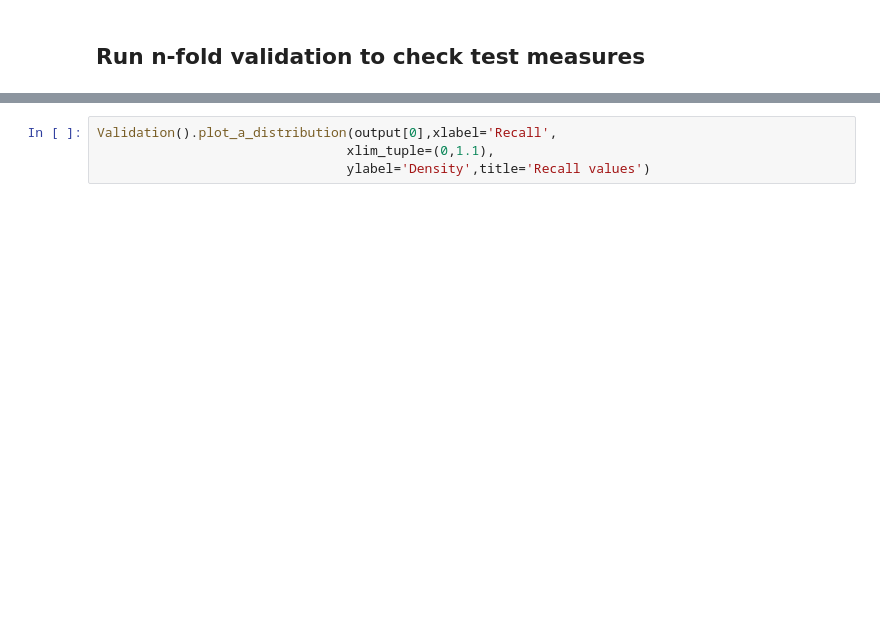
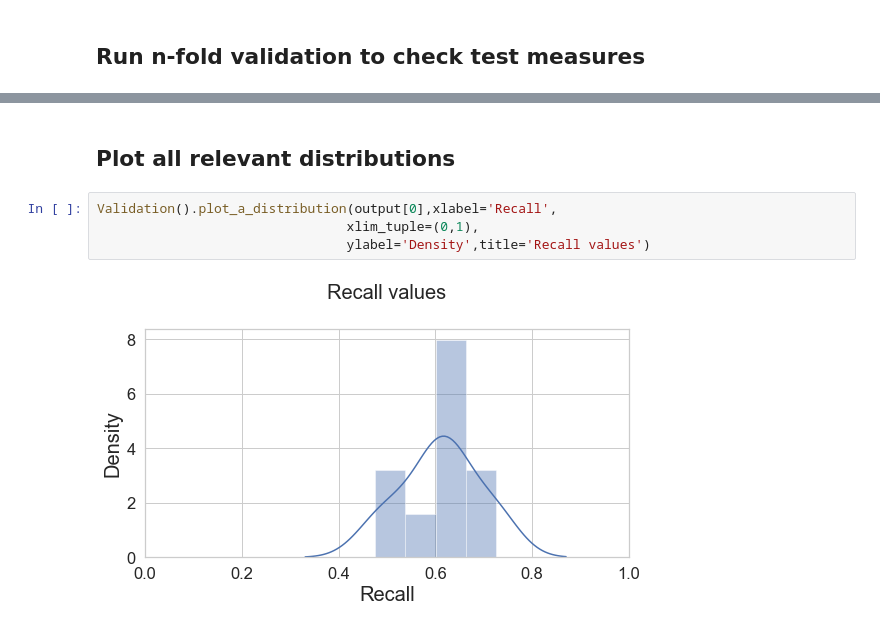
Before and after one commit to saijananiganesan/LDAPathwayPrediction, a Jupyter notebook: src/pyext/Play.ipynb, the cells around one changed output, grey strips where cells are left out. Drawn from its saved outputs; the diff is of its cells as text; blank space fills up the shorter version.

```diff
--- a/src/pyext/Play.ipynb
+++ b/src/pyext/Play.ipynb
@@ -69,4 +98,8 @@ specificity mean: 0.8947529229853055 and median 0.8995067391884839
+# %% [markdown]
+## Plot all relevant distributions
 # %%
 Validation().plot_a_distribution(output[0],xlabel='Recall',
-                                xlim_tuple=(0,1.1),
+                                xlim_tuple=(0,1),
                                 ylabel='Density',title='Recall values')
+# %% [output]
+[figure, added]
```
Also changed, not shown: parts of 21 cells of this notebook, 14 other files.
